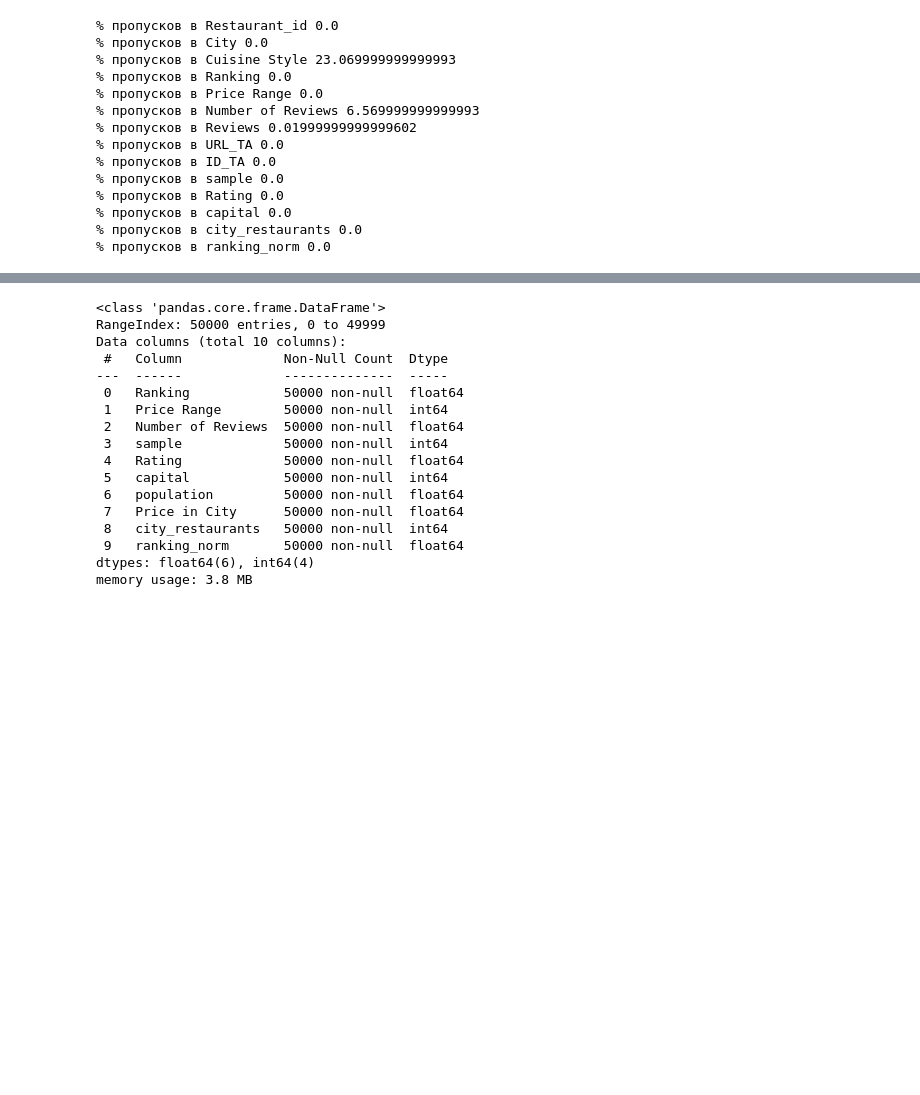
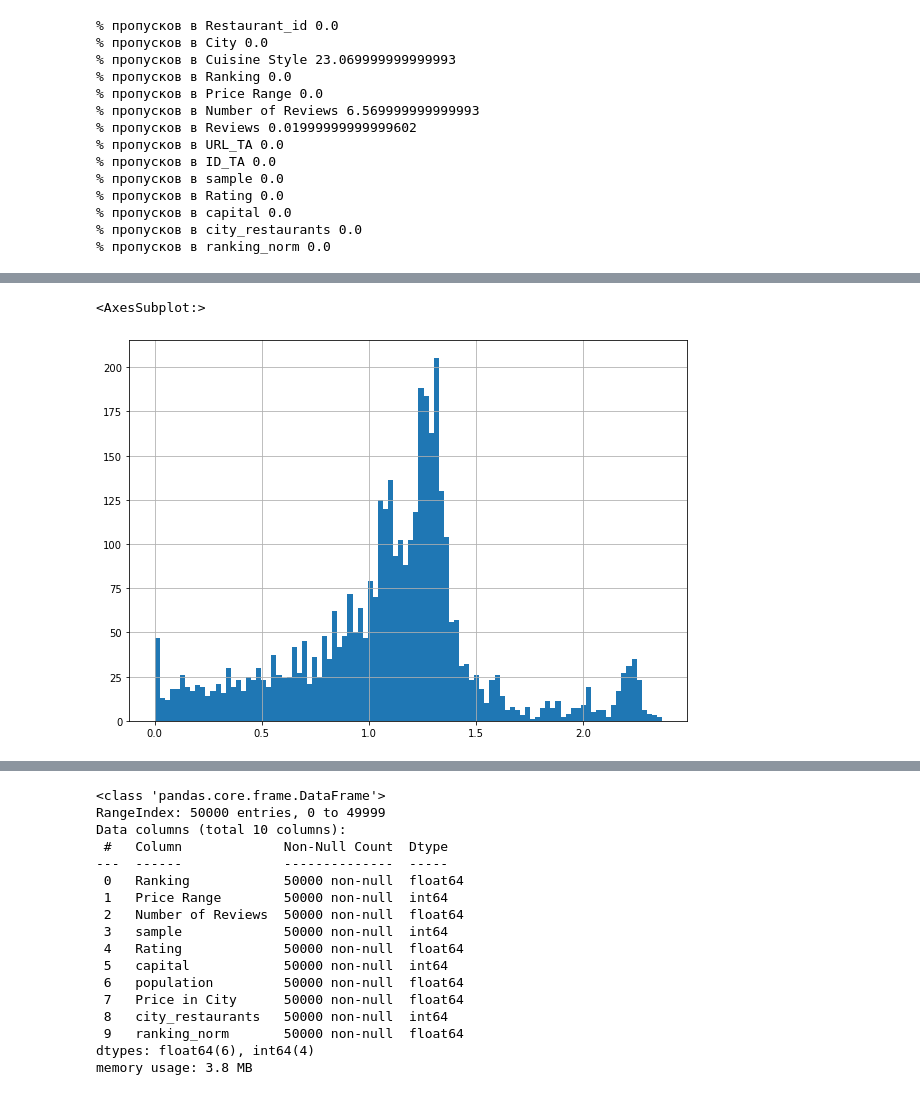
Before and after one commit to maximka1980/SF_DSPRO, a Jupyter notebook: module_3/module3_predict_submission-Copy1.ipynb, the cells around one changed output, grey strips where cells are left out. Drawn from its saved outputs; the diff is of its cells as text; code cells hidden in the pictures; blank space fills up the shorter version.

```diff
--- a/module_3/module3_predict_submission-Copy1.ipynb
+++ b/module_3/module3_predict_submission-Copy1.ipynb
@@ -517,0 +602,6 @@ data.head(3)
+# %%
+# посмотрим распределение относительно цели
+df['ranking_norm'][df['Rating'] == 5].hist(bins=100)
+# %% [output]
+<AxesSubplot:>
+[figure, added]
```
Also changed, not shown: parts of 32 cells of this notebook, 2 other files.
